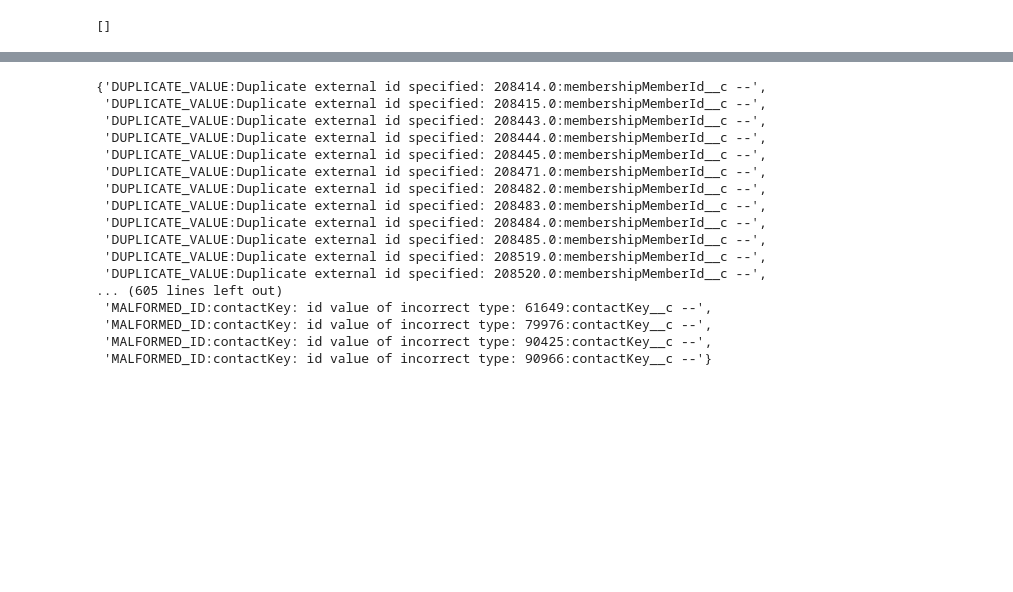
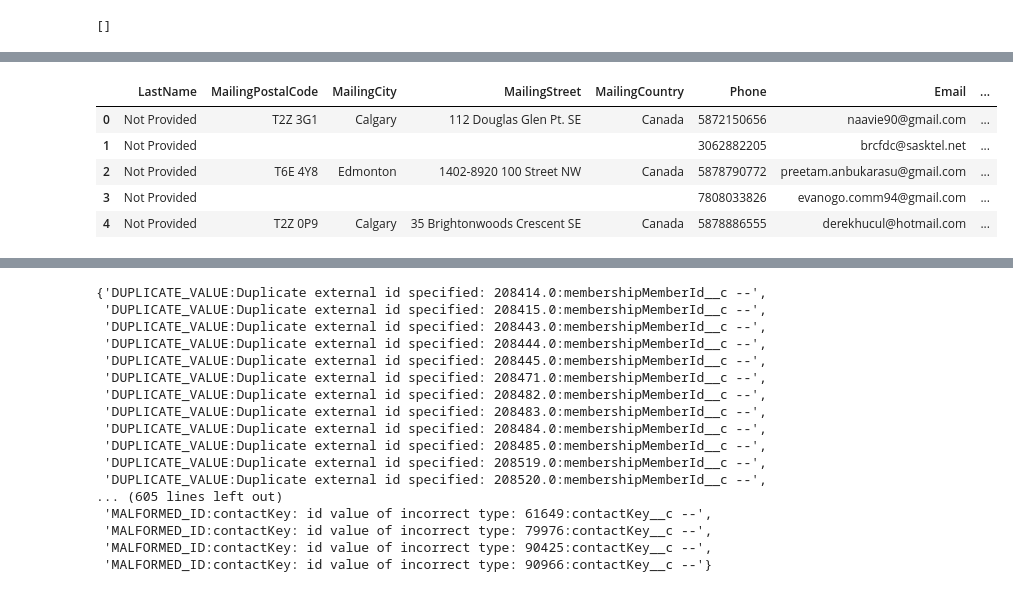
Before and after one commit to josephsmann/doubledot, a Jupyter notebook: crema_sf.ipynb, the cells around one changed output, grey strips where cells are left out. Saved outputs shown, nothing was run; the diff lists cells and outputs as text; code cells hidden in the pictures; blank space fills up the shorter version.

```diff
--- a/crema_sf.ipynb
+++ b/crema_sf.ipynb
@@ -655,0 +679,10 @@ Failed results:
+# %%
+contacts_df = pd.read_csv(os.path.join(Salesforce.class_download_dir, 'Contact.csv'), sep='\t')
+contacts_df.head()
+# %% [output]
+|  | LastName | MailingPostalCode | MailingCity | MailingStreet | MailingCountry | Phone | Email | ... |
+| 0 | Not Provided | T2Z 3G1 | Calgary | 112 Douglas Glen Pt. SE | Canada | 5872150656 | naavie90@gmail.com | ... |
+| 1 | Not Provided |  |  |  |  | 3062882205 | brcfdc@sasktel.net | ... |
+| 2 | Not Provided | T6E 4Y8 | Edmonton | 1402-8920 100 Street NW | Canada | 5878790772 | preetam.anbukarasu@gmail.com | ... |
+| 3 | Not Provided |  |  |  |  | 7808033826 | evanogo.comm94@gmail.com | ... |
+| 4 | Not Provided | T2Z 0P9 | Calgary | 35 Brightonwoods Crescent SE | Canada | 5878886555 | derekhucul@hotmail.com | ... |
```
Also changed, not shown: parts of 12 cells of this notebook, 11 other files.
